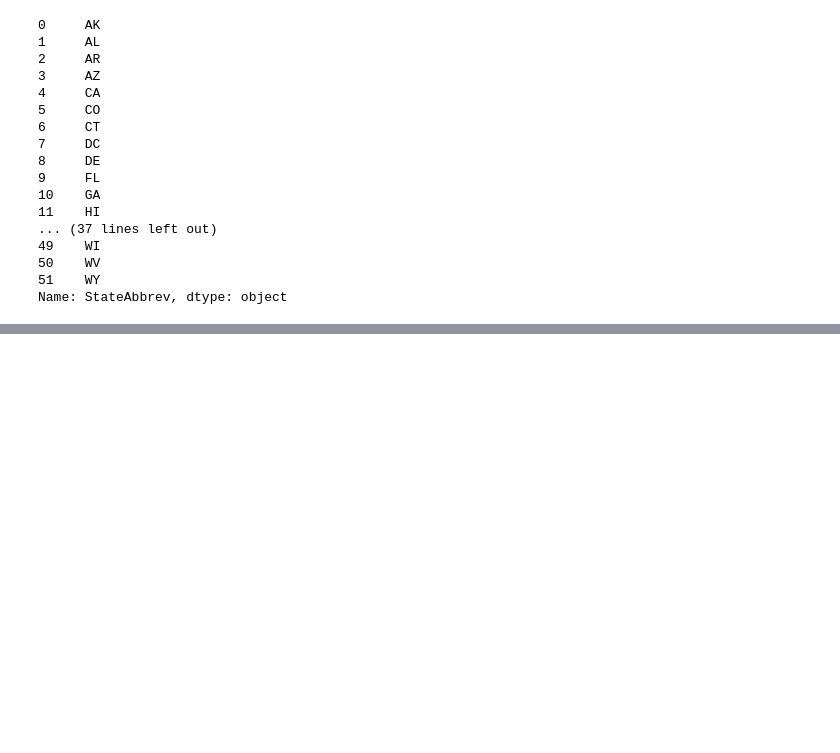
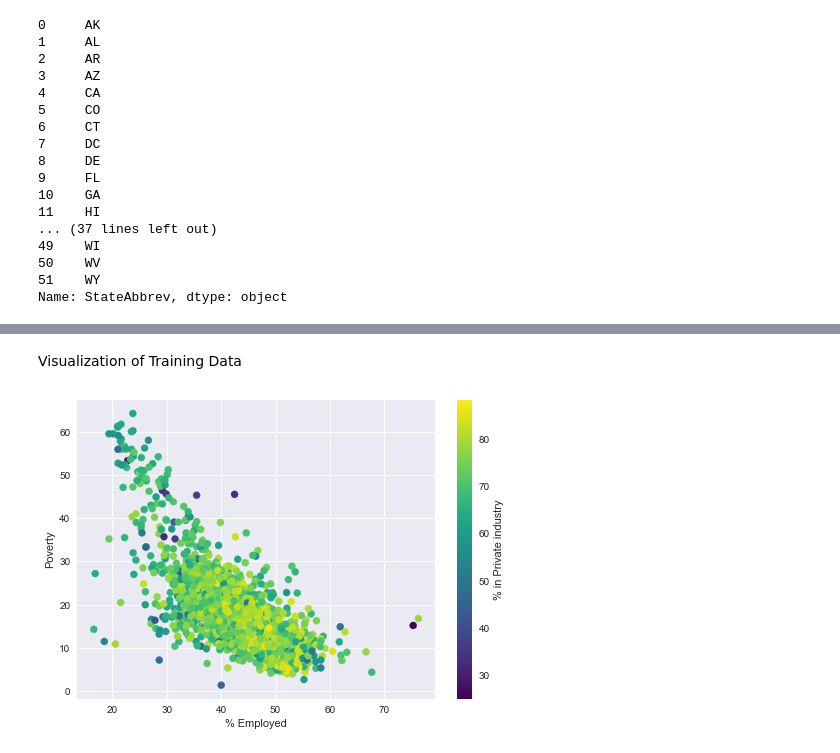
Before and after one commit to zacharyjgs/mlproj1, a Jupyter notebook: Census Data Analysis.ipynb, the cells around one changed output, grey strips where cells are left out. Saved outputs shown, nothing was run; the diff lists cells and outputs as text; code cells hidden in the pictures; blank space fills up the shorter version.

```diff
--- a/Census Data Analysis.ipynb
+++ b/Census Data Analysis.ipynb
@@ -264,0 +326,5 @@ py.iplot( fig, filename='us-map' )
+# %%
+census['PercentEmployed'] = 100 * census['Employed'] / census['TotalPop']
+l2_train, l2_test = train_test_split(census[['PercentEmployed', 'PrivateWork', 'Poverty']], test_size=0.2)
+l2_train_x, l2_train_y = l2_train[['PercentEmployed', 'PrivateWork']], l2_train[['Poverty']]
+l2_test_x, l2_test_y = l2_test[['PercentEmployed', 'PrivateWork']], l2_test[['Poverty']]
@@ -264,0 +346,11 @@ py.iplot( fig, filename='us-map' )
+# %% [markdown]
+Visualization of Training Data
+# %%
+fig, ax = plt.subplots()
+scat = ax.scatter(l2_train_x['PercentEmployed'], l2_train_y, c=l2_train_x['PrivateWork'], s=200, marker='.', cmap='viridis')
+fig.colorbar(scat).set_label("% in Private industry")
+plt.xlabel("% Employed")
+plt.ylabel("Poverty")
+plt.show()
+# %% [output]
+[figure, added]
```
Also changed, not shown: parts of 26 cells of this notebook.
